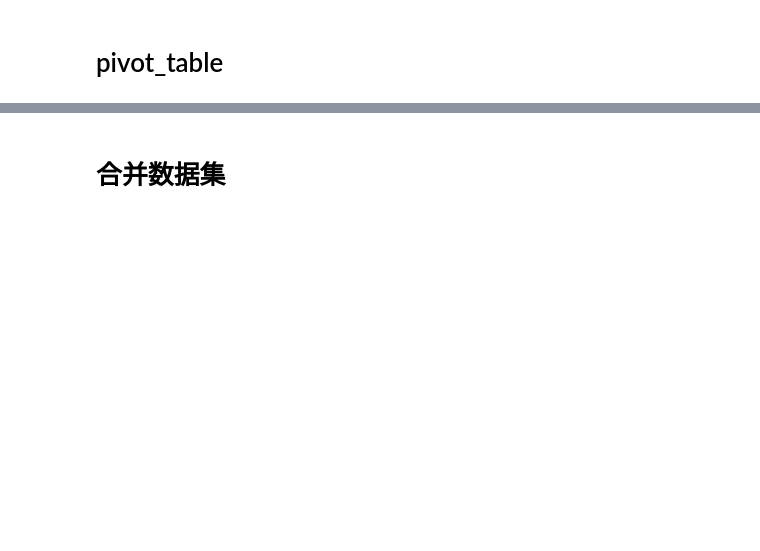
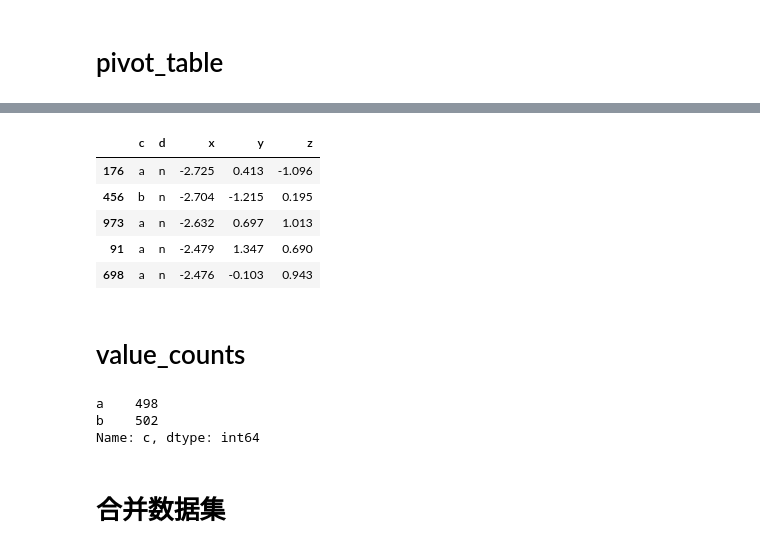
Before and after one commit to felixfan/scripts, a Jupyter notebook: python/ipynb/pandas.ipynb, the cells around one changed output, grey strips where cells are left out. Saved outputs shown, nothing was run; the diff lists cells and outputs as text; code cells hidden in the pictures; blank space fills up the shorter version.

```diff
--- a/python/ipynb/pandas.ipynb
+++ b/python/ipynb/pandas.ipynb
@@ -416,3 +475,20 @@ df.pivot_table(values=["idx","sepal_length","sepal_width","petal_length","petal_
+# %%
+df0.sort_values(['x','z']).head()
+# %% [output]
+|  | c | d | x | y | z |
+| 176 | a | n | -2.725 | 0.413 | -1.096 |
+| 456 | b | n | -2.704 | -1.215 | 0.195 |
+| 973 | a | n | -2.632 | 0.697 | 1.013 |
+| 91 | a | n | -2.479 | 1.347 | 0.690 |
+| 698 | a | n | -2.476 | -0.103 | 0.943 |
+# %% [markdown]
+# value_counts
+# %%
+pd.value_counts(df0["c"], sort=False)
+# %% [output]
+a    498
+b    502
+Name: c, dtype: int64
 # %% [markdown]
 # 合并数据集
 # %%
```
Also changed, not shown: parts of 87 cells of this notebook.
